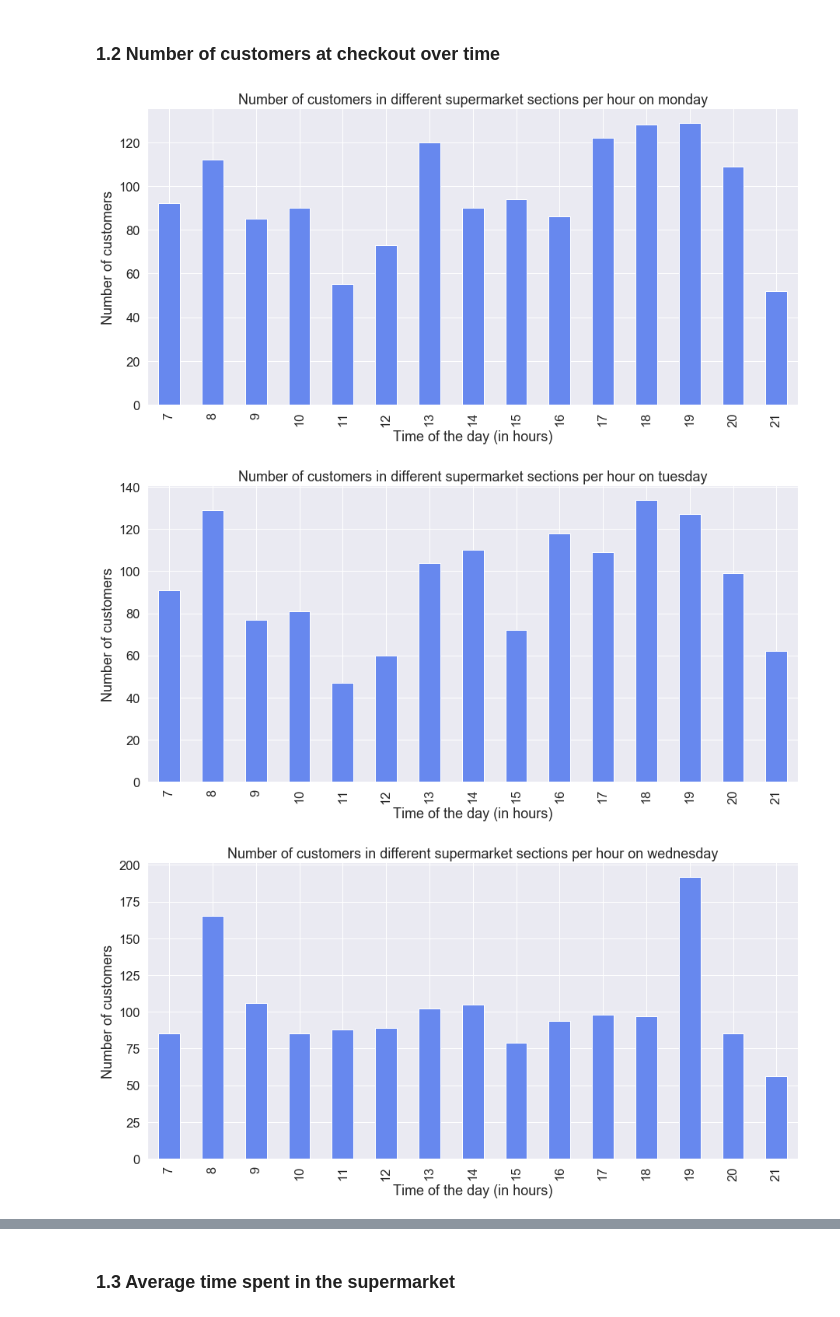
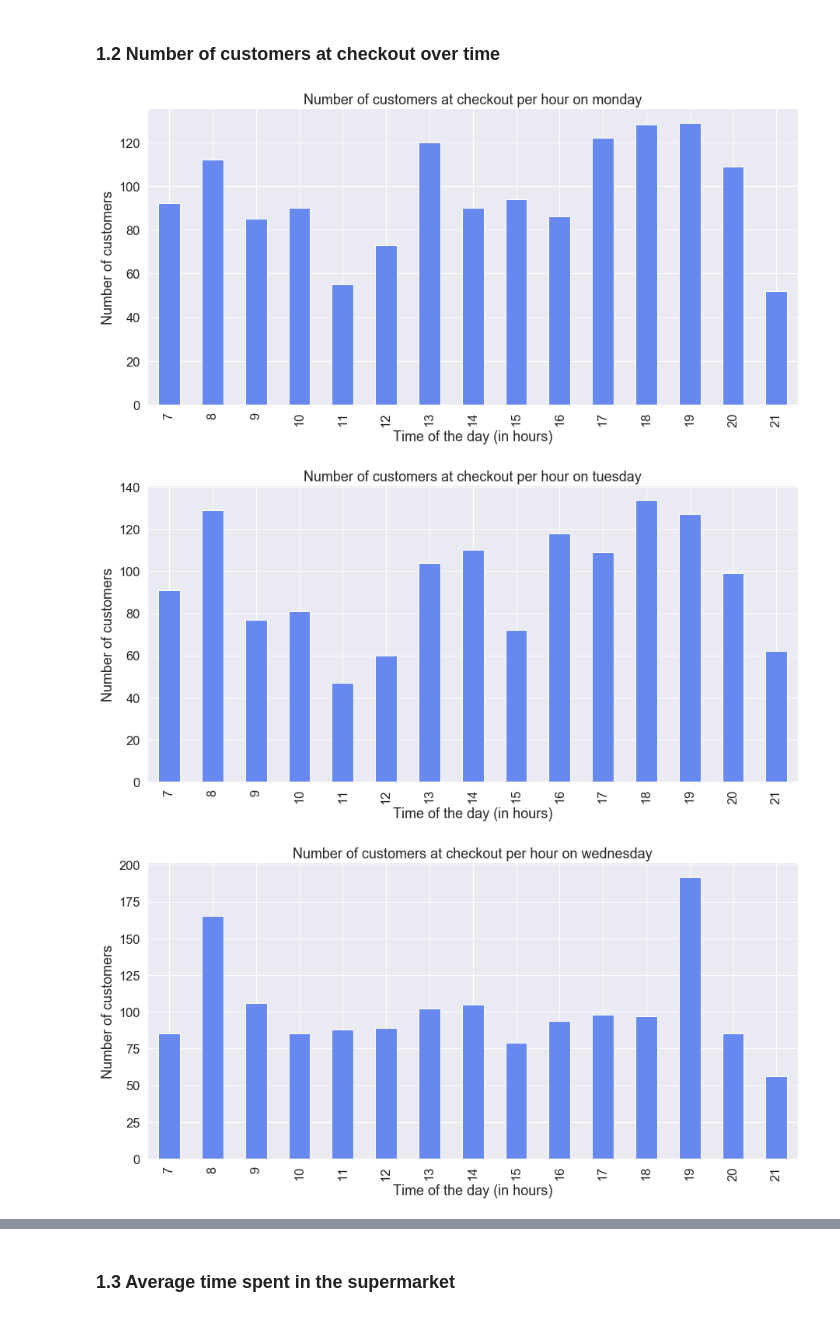
Before and after one commit to leona-ha/Markov_Customer_Churn, a Jupyter notebook: Customer_Flow_Markov.ipynb, the cells around one changed output, grey strips where cells are left out. Cells and saved outputs as stored; diff of their text form; code cells hidden in the pictures.

```diff
--- a/Customer_Flow_Markov.ipynb
+++ b/Customer_Flow_Markov.ipynb
@@ -77,11 +77,11 @@ for day in weekdays:
 # %%
 for day in weekdays:
     plt.figure()
     day.loc[day.location=="checkout"].groupby(day.timestamp.dt.hour)["customer_no"].count().plot("bar", figsize=(15,7))
-    plt.title('Number of customers in different supermarket sections per hour on {day}'.format(day=day.weekday[0]))
+    plt.title('Number of customers at checkout per hour on {day}'.format(day=day.weekday[0]))
     plt.xlabel("Time of the day (in hours)")
     plt.ylabel("Number of customers")
 # %% [output]
-[figure, old version]
+[figure, new version]
-[figure, old version]
+[figure, new version]
-[figure, old version]
+[figure, new version]
```
Also changed, not shown: parts of 40 cells of this notebook, 1 other file.
